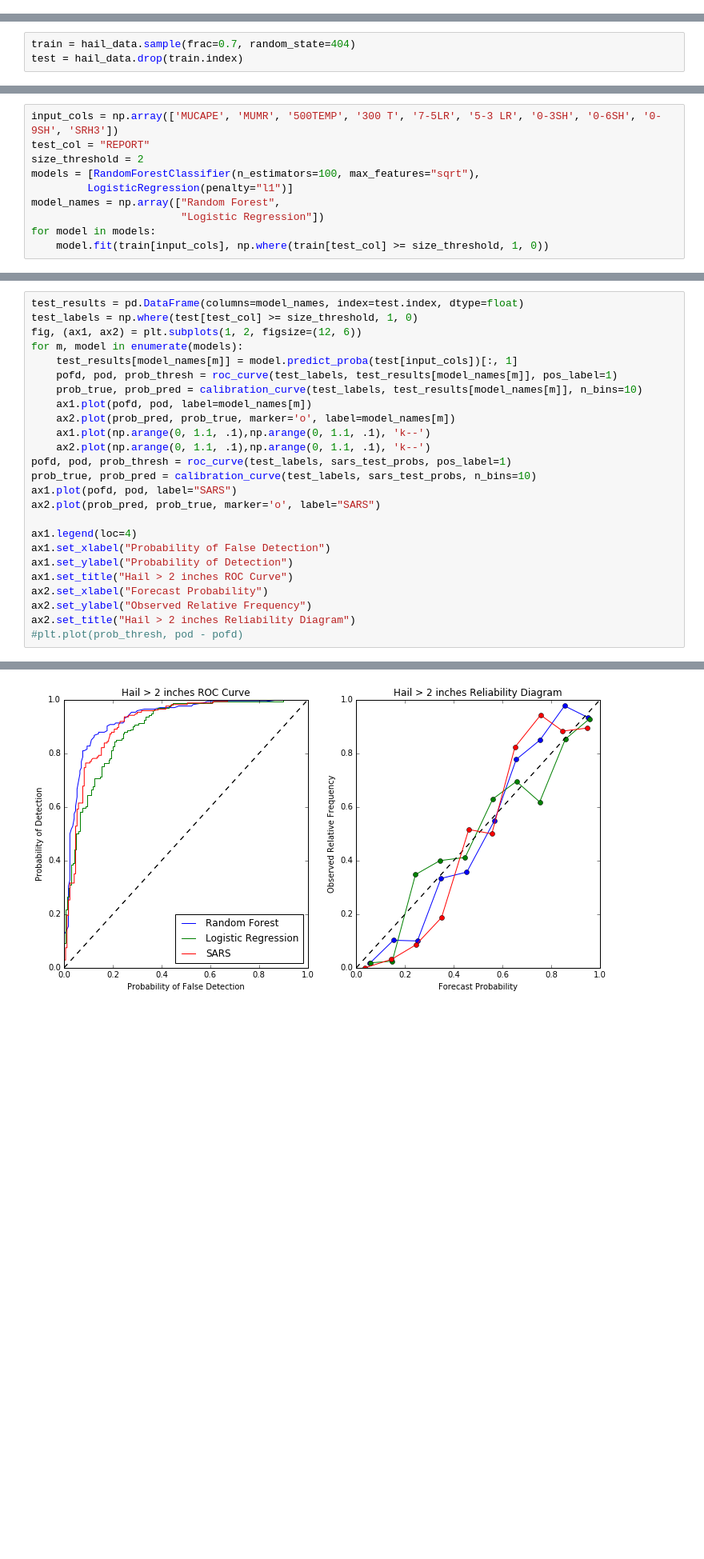
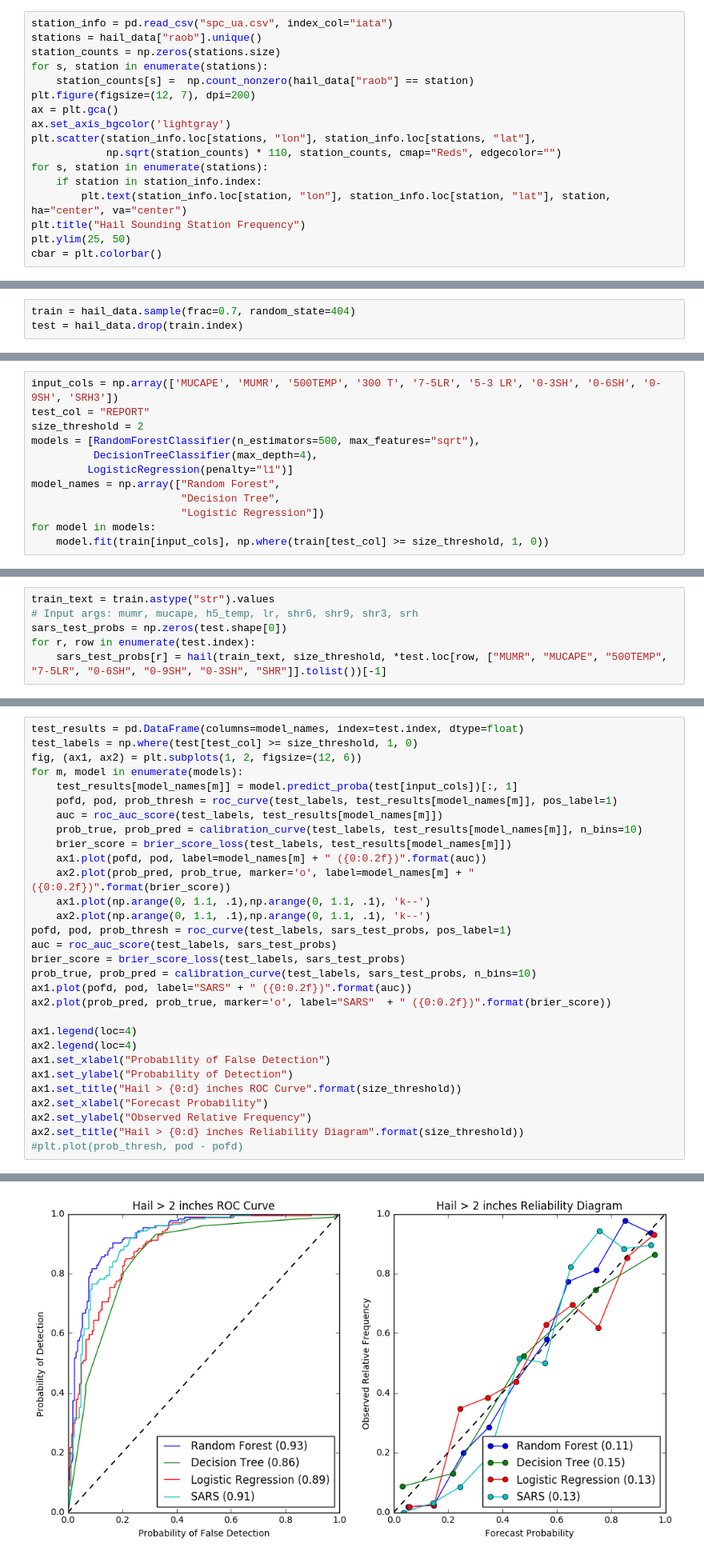
Before and after one commit to djgagne/ou_grad_5203_fall_2016, a Jupyter notebook: gagne_analytics_lecture.ipynb, the cells around one changed output, grey strips where cells are left out. Shown: that part at 80% size. Drawn from its saved outputs; the diff is of its cells as text; blank space fills up the shorter version.

```diff
--- a/gagne_analytics_lecture.ipynb
+++ b/gagne_analytics_lecture.ipynb
@@ -148,0 +138,17 @@ array(['DDC', 'MAF', 'OUN', 'LZK', 'HON', 'BIS', 'RAP', 'LBF', 'TFX',
+# %%
+station_info = pd.read_csv("spc_ua.csv", index_col="iata")
+stations = hail_data["raob"].unique()
+station_counts = np.zeros(stations.size)
+for s, station in enumerate(stations):
+    station_counts[s] =  np.count_nonzero(hail_data["raob"] == station)
+plt.figure(figsize=(12, 7), dpi=200)
+ax = plt.gca()
+ax.set_axis_bgcolor('lightgray')
+plt.scatter(station_info.loc[stations, "lon"], station_info.loc[stations, "lat"],
+            np.sqrt(station_counts) * 110, station_counts, cmap="Reds", edgecolor="")
+for s, station in enumerate(stations):
+    if station in station_info.index:
+        plt.text(station_info.loc[station, "lon"], station_info.loc[station, "lat"], station, ha="center", va="center")
+plt.title("Hail Sounding Station Frequency")
+plt.ylim(25, 50)
+cbar = plt.colorbar()
@@ -153,9 +178,11 @@ test = hail_data.drop(train.index)
 input_cols = np.array(['MUCAPE', 'MUMR', '500TEMP', '300 T', '7-5LR', '5-3 LR', '0-3SH', '0-6SH', '0-9SH', 'SRH3'])
 test_col = "REPORT"
 size_threshold = 2
-models = [RandomForestClassifier(n_estimators=100, max_features="sqrt"),
+models = [RandomForestClassifier(n_estimators=500, max_features="sqrt"),
+          DecisionTreeClassifier(max_depth=4),
          LogisticRegression(penalty="l1")]
 model_names = np.array(["Random Forest",
+                        "Decision Tree",
                         "Logistic Regression"])
 for model in models:
     model.fit(train[input_cols], np.where(train[test_col] >= size_threshold, 1, 0))
@@ -184,0 +394,6 @@ for i, input_name in enumerate(input_cols):
+# %%
+train_text = train.astype("str").values
+# Input args: mumr, mucape, h5_temp, lr, shr6, shr9, shr3, srh
+sars_test_probs = np.zeros(test.shape[0])
+for r, row in enumerate(test.index):
+    sars_test_probs[r] = hail(train_text, size_threshold, *test.loc[row, ["MUMR", "MUCAPE", "500TEMP", "7-5LR", "0-6SH", "0-9SH", "0-3SH", "SHR"]].tolist())[-1]
@@ -185,28 +414,33 @@ for i, input_name in enumerate(input_cols):
 # %%
 test_results = pd.DataFrame(columns=model_names, index=test.index, dtype=float)
 test_labels = np.where(test[test_col] >= size_threshold, 1, 0)
 fig, (ax1, ax2) = plt.subplots(1, 2, figsize=(12, 6))
 for m, model in enumerate(models):
     test_results[model_names[m]] = model.predict_proba(test[input_cols])[:, 1]
     pofd, pod, prob_thresh = roc_curve(test_labels, test_results[model_names[m]], pos_label=1)
+    auc = roc_auc_score(test_labels, test_results[model_names[m]])
     prob_true, prob_pred = calibration_curve(test_labels, test_results[model_names[m]], n_bins=10)
-    ax1.plot(pofd, pod, label=model_names[m])
-    ax2.plot(prob_pred, prob_true, marker='o', label=model_names[m])
+    brier_score = brier_score_loss(test_labels, test_results[model_names[m]])
+    ax1.plot(pofd, pod, label=model_names[m] + " ({0:0.2f})".format(auc))
+    ax2.plot(prob_pred, prob_true, marker='o', label=model_names[m] + " ({0:0.2f})".format(brier_score))
     ax1.plot(np.arange(0, 1.1, .1),np.arange(0, 1.1, .1), 'k--')
     ax2.plot(np.arange(0, 1.1, .1),np.arange(0, 1.1, .1), 'k--')
 pofd, pod, prob_thresh = roc_curve(test_labels, sars_test_probs, pos_label=1)
+auc = roc_auc_score(test_labels, sars_test_probs)
+brier_score = brier_score_loss(test_labels, sars_test_probs)
 prob_true, prob_pred = calibration_curve(test_labels, sars_test_probs, n_bins=10)
-ax1.plot(pofd, pod, label="SARS")
-ax2.plot(prob_pred, prob_true, marker='o', label="SARS")
+ax1.plot(pofd, pod, label="SARS" + " ({0:0.2f})".format(auc))
+ax2.plot(prob_pred, prob_true, marker='o', label="SARS"  + " ({0:0.2f})".format(brier_score))
 
 ax1.legend(loc=4)
+ax2.legend(loc=4)
 ax1.set_xlabel("Probability of False Detection")
 ax1.set_ylabel("Probability of Detection")
-ax1.set_title("Hail > 2 inches ROC Curve")
+ax1.set_title("Hail > {0:d} inches ROC Curve".format(size_threshold))
 ax2.set_xlabel("Forecast Probability")
 ax2.set_ylabel("Observed Relative Frequency")
-ax2.set_title("Hail > 2 inches Reliability Diagram")
+ax2.set_title("Hail > {0:d} inches Reliability Diagram".format(size_threshold))
 #plt.plot(prob_thresh, pod - pofd)
 # %% [output]
 <matplotlib.text.Text at 0x...>
-[figure, old version]
+[figure, new version]
```
Also changed, not shown: parts of 22 cells of this notebook, 3 other files.
